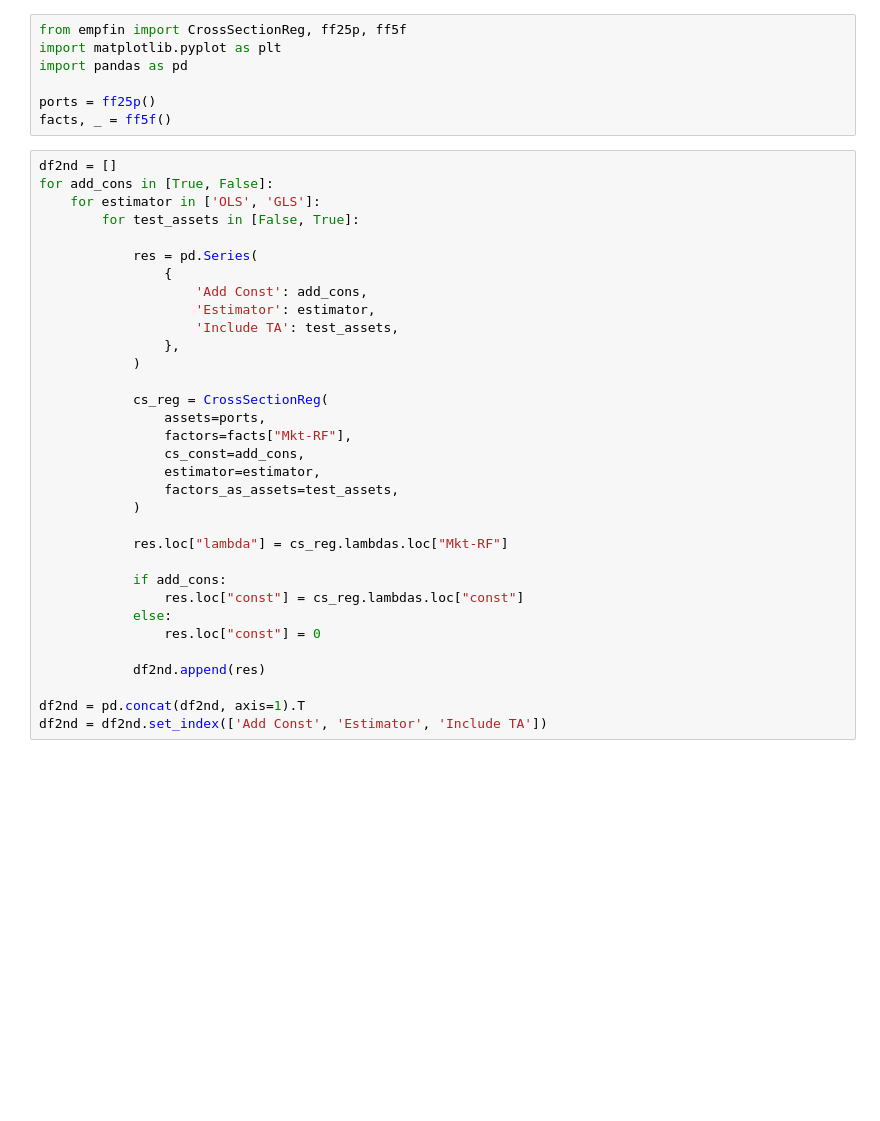
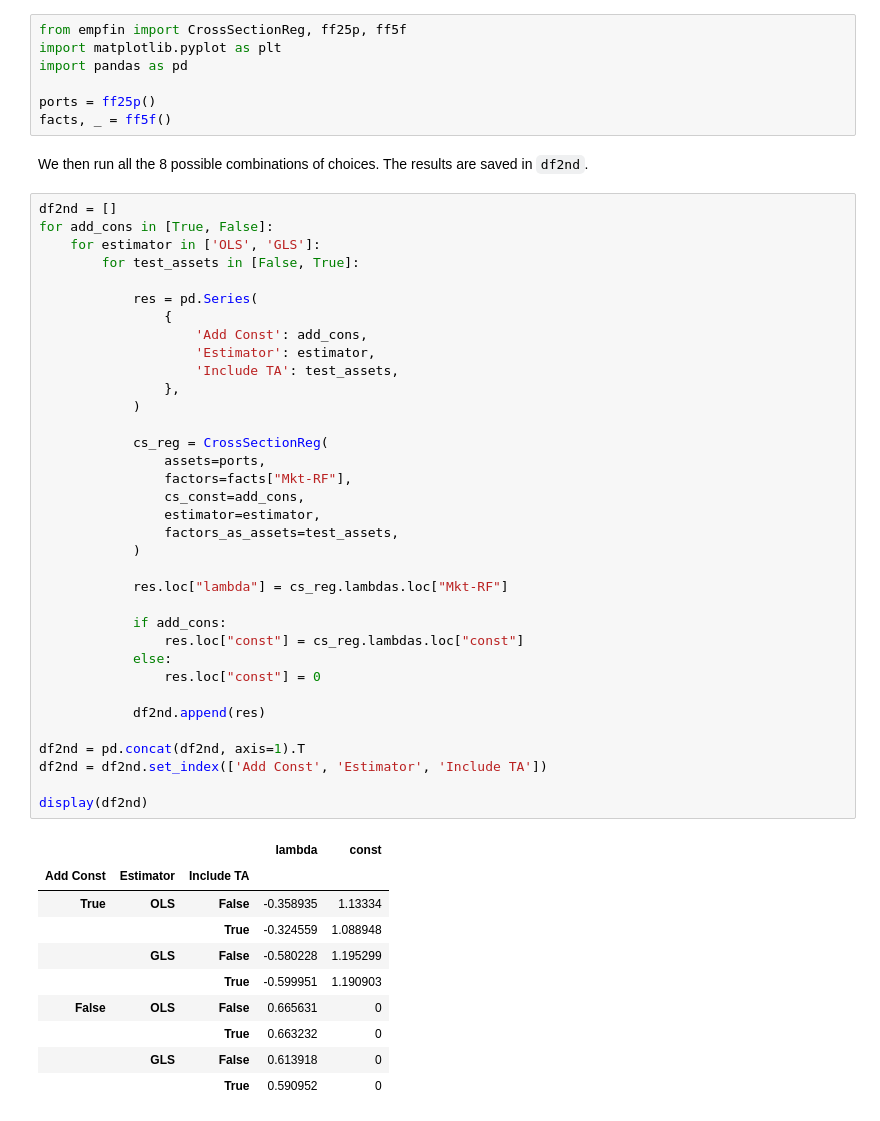
Before and after one commit to gusamarante/empfin, a Jupyter notebook: examples/cross_sectional_design_choices.ipynb, the cells around one changed output. Saved outputs shown, nothing was run; the diff lists cells and outputs as text; blank space fills up the shorter version.

Commit message:
Progress on the notebook with regression choices

```diff
--- a/examples/cross_sectional_design_choices.ipynb
+++ b/examples/cross_sectional_design_choices.ipynb
@@ -37,36 +39,51 @@ import pandas as pd
 
 ports = ff25p()
 facts, _ = ff5f()
+# %% [markdown]
+We then run all the 8 possible combinations of choices. The results are saved in `df2nd`.
 # %%
 df2nd = []
 for add_cons in [True, False]:
     for estimator in ['OLS', 'GLS']:
         for test_assets in [False, True]:
 
             res = pd.Series(
                 {
                     'Add Const': add_cons,
                     'Estimator': estimator,
                     'Include TA': test_assets,
                 },
             )
 
             cs_reg = CrossSectionReg(
                 assets=ports,
                 factors=facts["Mkt-RF"],
                 cs_const=add_cons,
                 estimator=estimator,
                 factors_as_assets=test_assets,
             )
 
             res.loc["lambda"] = cs_reg.lambdas.loc["Mkt-RF"]
 
             if add_cons:
                 res.loc["const"] = cs_reg.lambdas.loc["const"]
             else:
                 res.loc["const"] = 0
 
             df2nd.append(res)
 
 df2nd = pd.concat(df2nd, axis=1).T
 df2nd = df2nd.set_index(['Add Const', 'Estimator', 'Include TA'])
+
+display(df2nd)
+# %% [output]
+|  |  |  | lambda | const |
+| Add Const | Estimator | Include TA |  |  |
+| True | OLS | False | -0.358935 | 1.13334 |
+|  |  | True | -0.324559 | 1.088948 |
+|  | GLS | False | -0.580228 | 1.195299 |
+|  |  | True | -0.599951 | 1.190903 |
+| False | OLS | False | 0.665631 | 0 |
+|  |  | True | 0.663232 | 0 |
+|  | GLS | False | 0.613918 | 0 |
+|  |  | True | 0.590952 | 0 |
```
Also changed, not shown: parts of 4 cells of this notebook.
